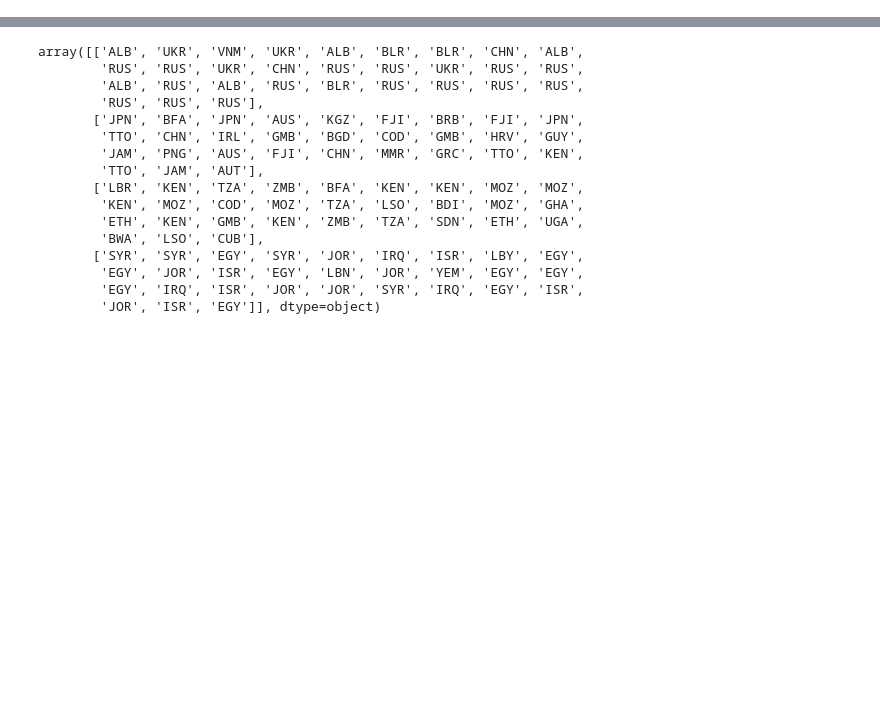
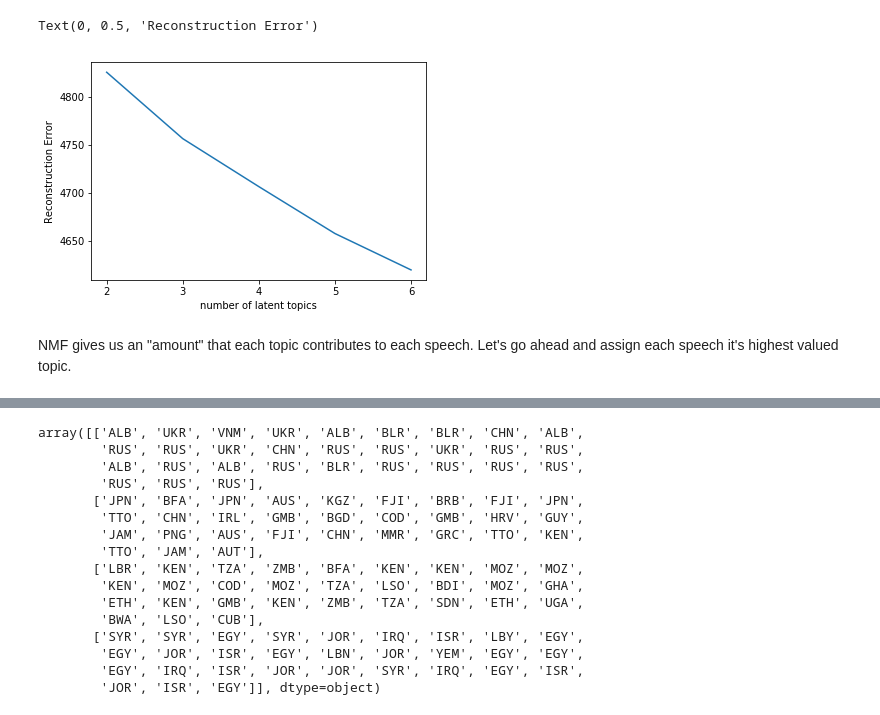
Before and after one commit to katelynrwalker/UN-debates, a Jupyter notebook: nmf_exploration.ipynb, the cells around one changed output, grey strips where cells are left out. Cells and saved outputs as stored; diff of their text form; code cells hidden in the pictures; blank space fills up the shorter version.

```diff
--- a/nmf_exploration.ipynb
+++ b/nmf_exploration.ipynb
@@ -126,0 +131,18 @@ array([['conference', 'economic', 'arms', 'operation', 'europe', 'one',
+# %%
+def fit_nmf(r):
+    nmf = NMF(n_components=r)
+    nmf.fit(bag)
+    W = nmf.transform(bag)
+    H = nmf.components_
+    return nmf.reconstruction_err_
+
+error = [fit_nmf(i) for i in range(2,7)]
+plt.plot(range(2,7), error)
+plt.xticks(range(2,7))
+plt.xlabel('number of latent topics')
+plt.ylabel('Reconstruction Error')
+# %% [output]
+Text(0, 0.5, 'Reconstruction Error')
+[figure, added]
+# %% [markdown]
+NMF gives us an "amount" that each topic contributes to each speech. Let's go ahead and assign each speech it's highest valued topic.
```
Also changed, not shown: parts of 36 cells of this notebook.
